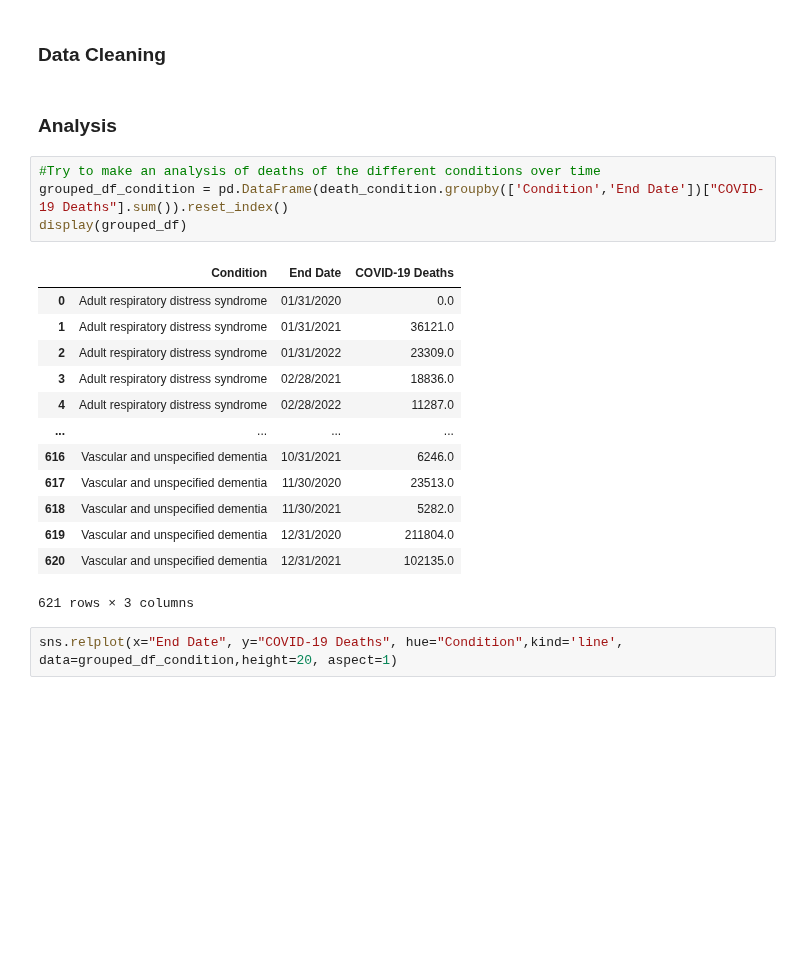
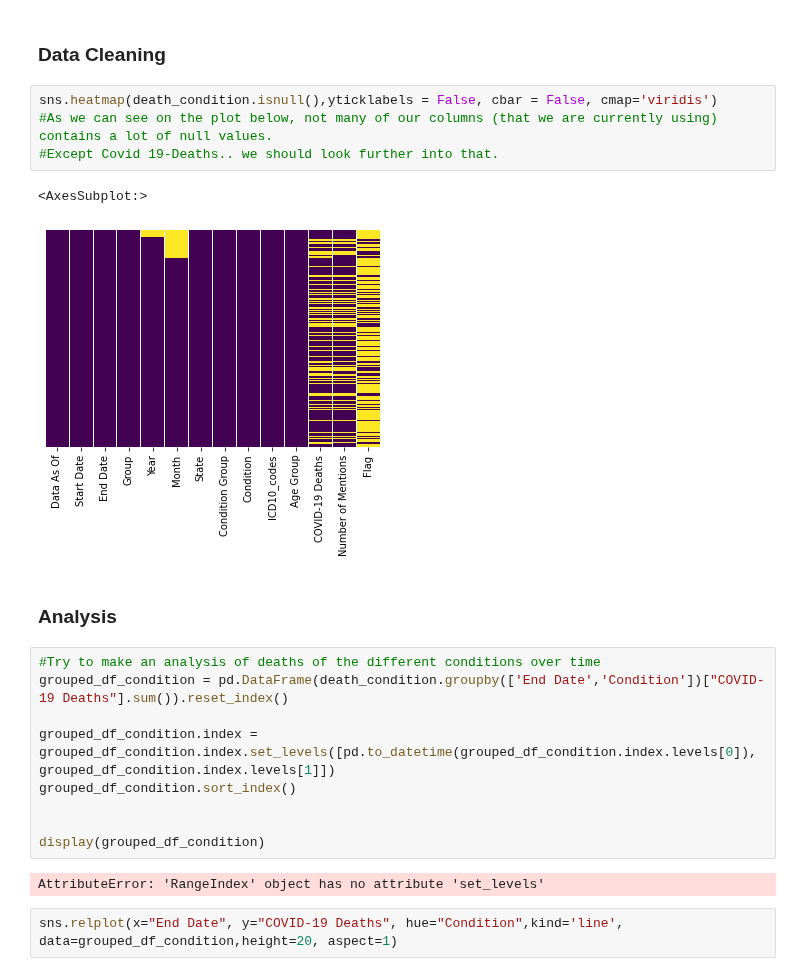
Before and after one commit to Sverre-rt/DATA200-grad_project, a Jupyter notebook: hans_sin.ipynb, the cells around one changed output. Drawn from its saved outputs; the diff is of its cells as text; blank space fills up the shorter version.

```diff
--- a/test.ipynb
+++ b/hans_sin.ipynb
@@ -64,26 +65,26 @@ print(display(death_condition))
 None
 # %% [markdown]
 ### Data Cleaning ###
+# %%
+sns.heatmap(death_condition.isnull(),yticklabels = False, cbar = False, cmap='viridis')
+#As we can see on the plot below, not many of our columns (that we are currently using) contains a lot of null values.
+#Except Covid 19-Deaths.. we should look further into that.
+# %% [output]
+<AxesSubplot:>
+[figure, added]
 # %% [markdown]
 ### Analysis ###
 # %%
 #Try to make an analysis of deaths of the different conditions over time
-grouped_df_condition = pd.DataFrame(death_condition.groupby(['Condition','End Date'])["COVID-19 Deaths"].sum()).reset_index()
-display(grouped_df)
+grouped_df_condition = pd.DataFrame(death_condition.groupby(['End Date','Condition'])["COVID-19 Deaths"].sum()).reset_index()
+
+grouped_df_condition.index = grouped_df_condition.index.set_levels([pd.to_datetime(grouped_df_condition.index.levels[0]), grouped_df_condition.index.levels[1]])
+grouped_df_condition.sort_index()
+
+
+display(grouped_df_condition)
 # %% [output]
-|  | Condition | End Date | COVID-19 Deaths |
-| 0 | Adult respiratory distress syndrome | 01/31/2020 | 0.0 |
-| 1 | Adult respiratory distress syndrome | 01/31/2021 | 36121.0 |
-| 2 | Adult respiratory distress syndrome | 01/31/2022 | 23309.0 |
-| 3 | Adult respiratory distress syndrome | 02/28/2021 | 18836.0 |
-| 4 | Adult respiratory distress syndrome | 02/28/2022 | 11287.0 |
-| ... | ... | ... | ... |
-| 616 | Vascular and unspecified dementia | 10/31/2021 | 6246.0 |
-| 617 | Vascular and unspecified dementia | 11/30/2020 | 23513.0 |
-| 618 | Vascular and unspecified dementia | 11/30/2021 | 5282.0 |
-| 619 | Vascular and unspecified dementia | 12/31/2020 | 211804.0 |
-| 620 | Vascular and unspecified dementia | 12/31/2021 | 102135.0 |
-621 rows × 3 columns
+AttributeError: 'RangeIndex' object has no attribute 'set_levels'
 # %%
 sns.relplot(x="End Date", y="COVID-19 Deaths", hue="Condition",kind='line', data=grouped_df_condition,height=20, aspect=1)
 # %% [output]
```
Also changed, not shown: parts of 3 cells of this notebook.
